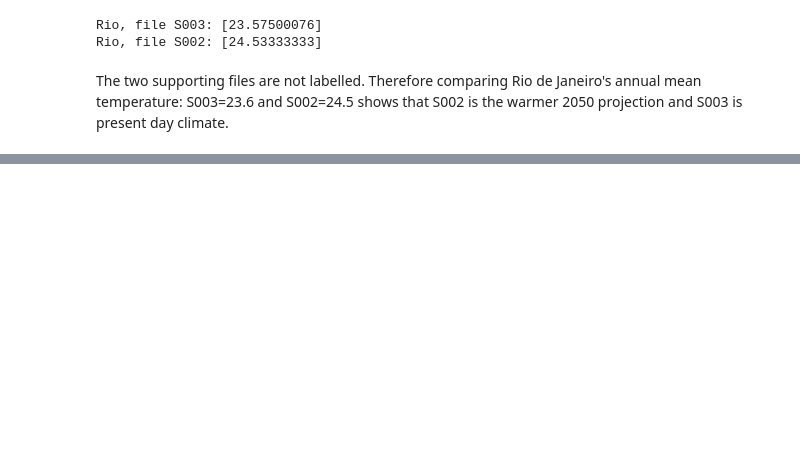
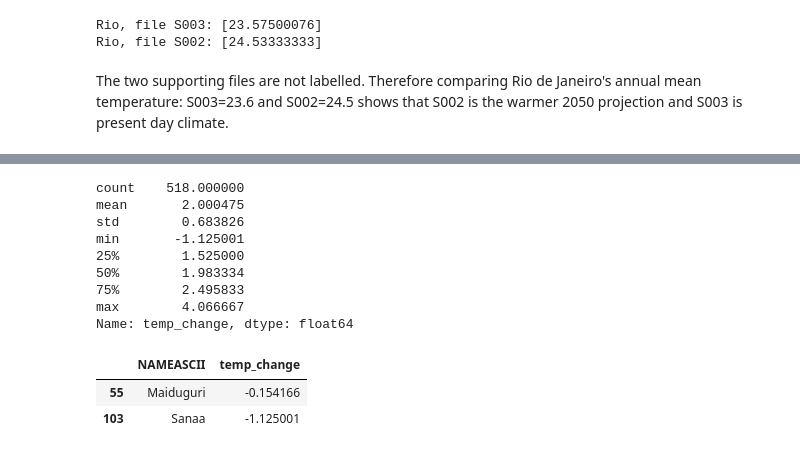
Before and after one commit to katydixonx/Understanding-Climate-Change, a Jupyter notebook: data_audit.ipynb, the cells around one changed output, grey strips where cells are left out. Drawn from its saved outputs; the diff is of its cells as text; code cells hidden in the pictures; blank space fills up the shorter version.

```diff
--- a/data_audit.ipynb
+++ b/data_audit.ipynb
@@ -41,0 +131,18 @@ Name: count, dtype: int64
+# %%
+complete["temp_change"] = (complete["Annual_Mean_Temperature_2050"]
+                           - complete["Annual_Mean_Temperature_now"])
+print(complete["temp_change"].describe())
+complete.loc[complete["temp_change"] < 0, ["NAMEASCII", "temp_change"]]
+# %% [output]
+count    518.000000
+mean       2.000475
+std        0.683826
+min       -1.125001
+25%        1.525000
+50%        1.983334
+75%        2.495833
+max        4.066667
+Name: temp_change, dtype: float64
+|  | NAMEASCII | temp_change |
+| 55 | Maiduguri | -0.154166 |
+| 103 | Sanaa | -1.125001 |
```
Also changed, not shown: parts of 6 cells of this notebook.
